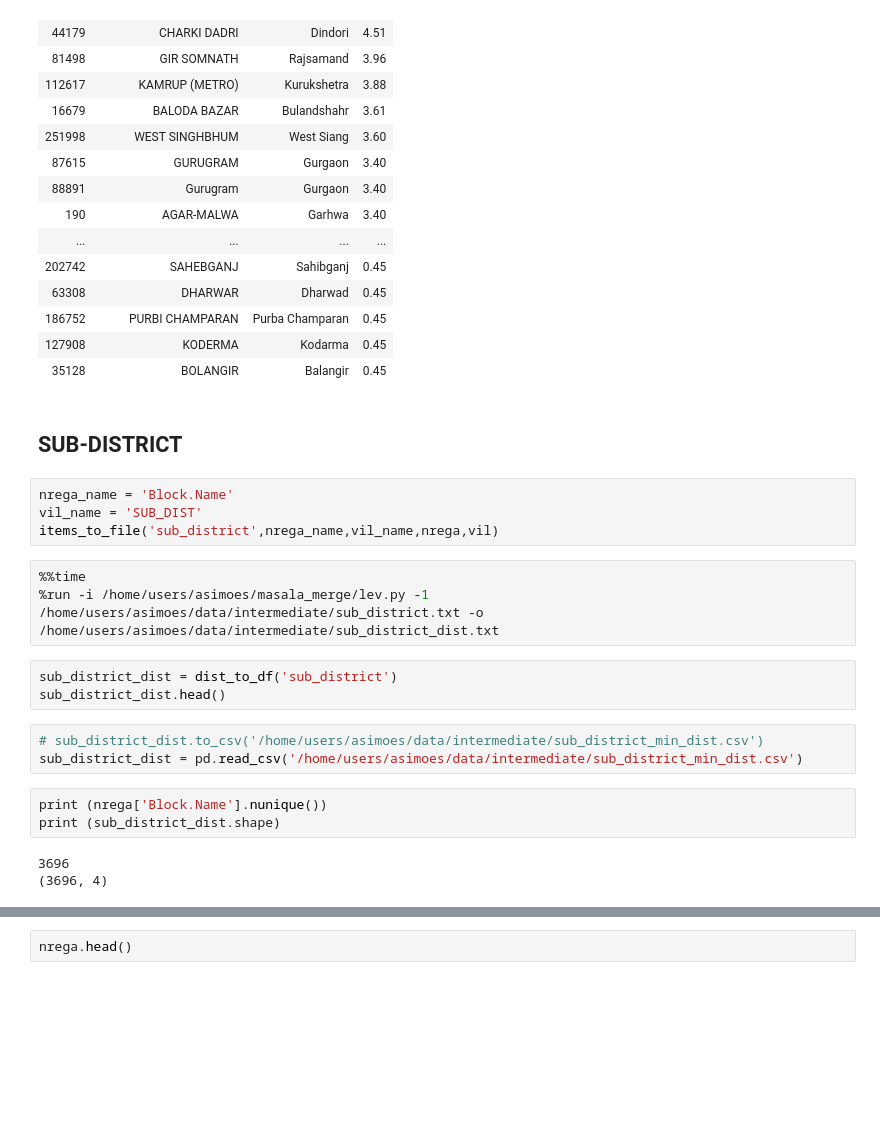
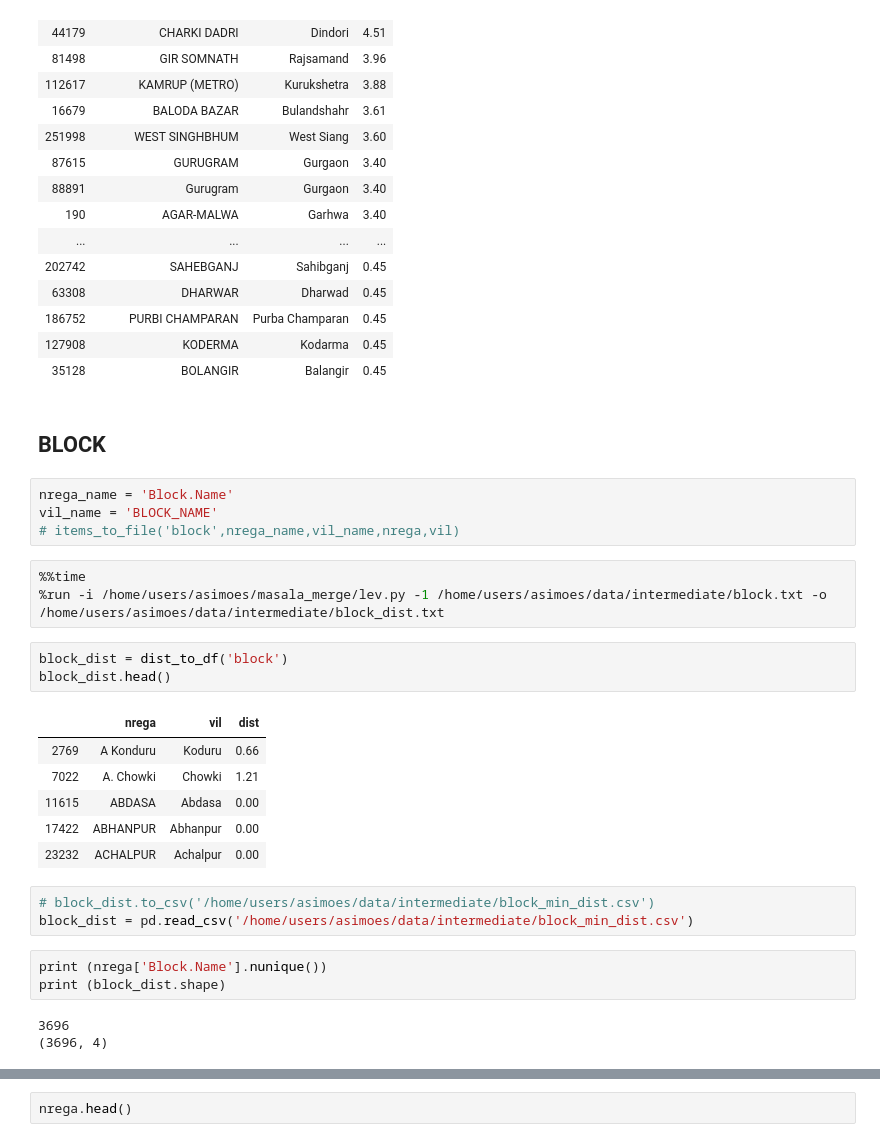
Before and after one commit to asimoesgomes/nrega-villages, a Jupyter notebook: nrega_all_villages.ipynb, the cells around one changed output, grey strips where cells are left out. Saved outputs shown, nothing was run; the diff lists cells and outputs as text; blank space fills up the shorter version.

```diff
--- a/nrega_all_villages.ipynb
+++ b/nrega_all_villages.ipynb
@@ -253,24 +274,31 @@ district_dist.sort_values('dist',ascending=False).head(60)
 | 186752 | PURBI CHAMPARAN | Purba Champaran | 0.45 |
 | 127908 | KODERMA | Kodarma | 0.45 |
 | 35128 | BOLANGIR | Balangir | 0.45 |
-# %% [markdown]
-## SUB-DISTRICT
+# %% [markdown]
+## BLOCK
 # %%
 nrega_name = 'Block.Name'
-vil_name = 'SUB_DIST'
-items_to_file('sub_district',nrega_name,vil_name,nrega,vil)
+vil_name = 'BLOCK_NAME'
+# items_to_file('block',nrega_name,vil_name,nrega,vil)
 # %%
 %%time
-%run -i /home/users/asimoes/masala_merge/lev.py -1 /home/users/asimoes/data/intermediate/sub_district.txt -o /home/users/asimoes/data/intermediate/sub_district_dist.txt
+%run -i /home/users/asimoes/masala_merge/lev.py -1 /home/users/asimoes/data/intermediate/block.txt -o /home/users/asimoes/data/intermediate/block_dist.txt
-# %%
-sub_district_dist = dist_to_df('sub_district')
-sub_district_dist.head()
+# %%
+block_dist = dist_to_df('block')
+block_dist.head()
+# %% [output]
+|  | nrega | vil | dist |
+| 2769 | A Konduru | Koduru | 0.66 |
+| 7022 | A. Chowki | Chowki | 1.21 |
+| 11615 | ABDASA | Abdasa | 0.00 |
+| 17422 | ABHANPUR | Abhanpur | 0.00 |
+| 23232 | ACHALPUR | Achalpur | 0.00 |
 # %%
-# sub_district_dist.to_csv('/home/users/asimoes/data/intermediate/sub_district_min_dist.csv')
-sub_district_dist = pd.read_csv('/home/users/asimoes/data/intermediate/sub_district_min_dist.csv')
+# block_dist.to_csv('/home/users/asimoes/data/intermediate/block_min_dist.csv')
+block_dist = pd.read_csv('/home/users/asimoes/data/intermediate/block_min_dist.csv')
 # %%
 print (nrega['Block.Name'].nunique())
-print (sub_district_dist.shape)
+print (block_dist.shape)
 # %% [output]
 3696
 (3696, 4)
```
Also changed, not shown: parts of 31 cells of this notebook.
